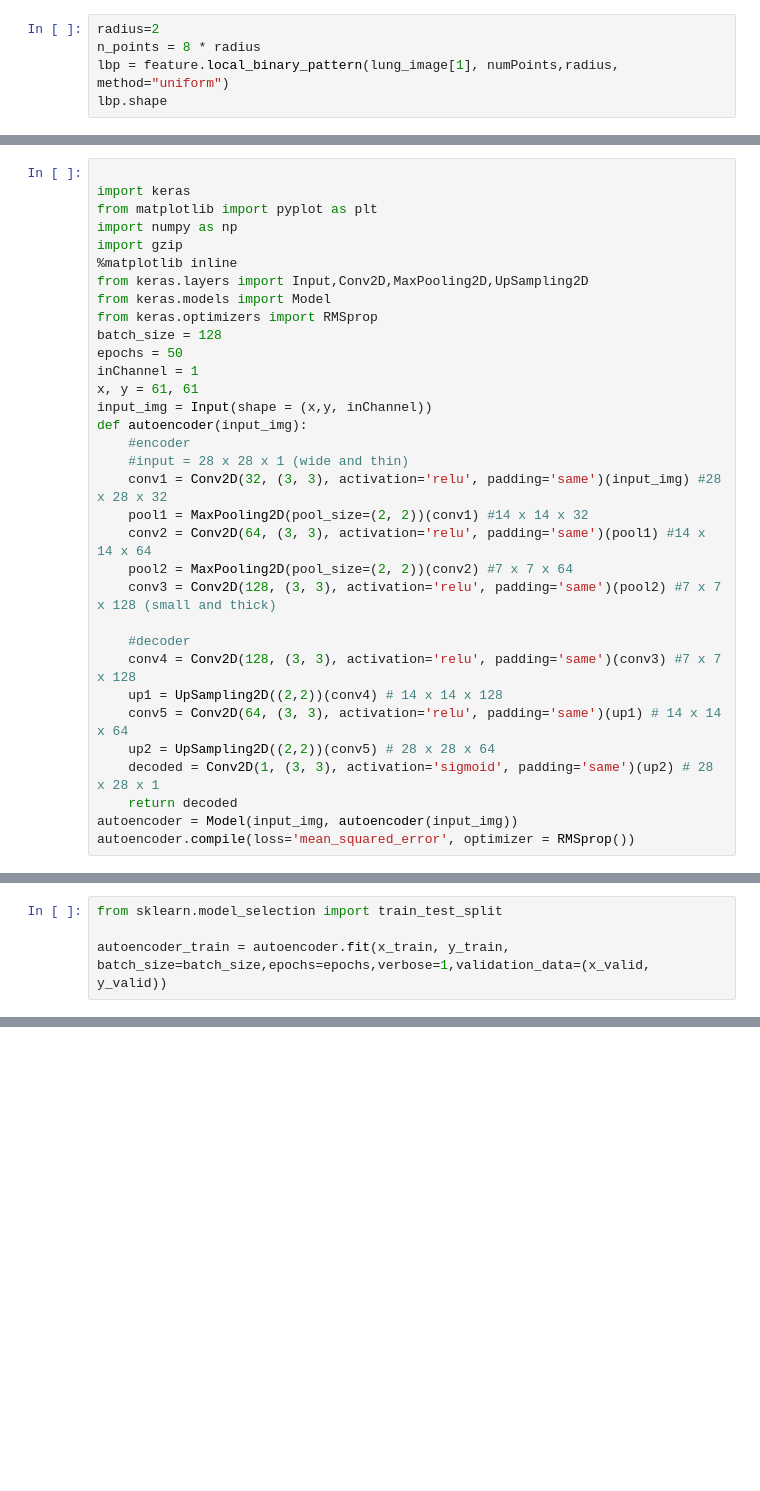
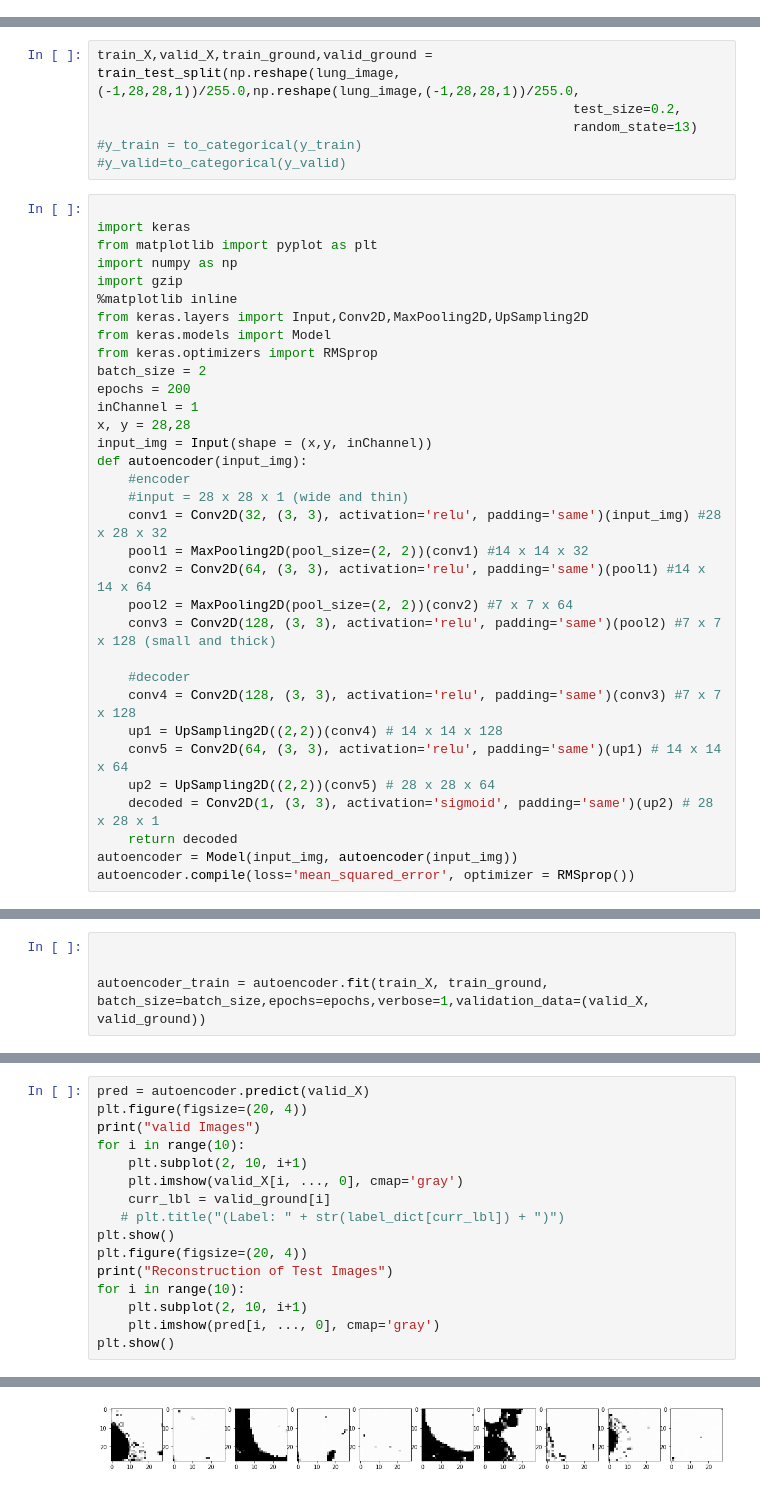
Before and after one commit to rishabhguptagithub/lung_cancer, a Jupyter notebook: Auto Encoders.ipynb, the cells around one changed output, grey strips where cells are left out. Saved outputs shown, nothing was run; the diff lists cells and outputs as text; blank space fills up the shorter version.

Commit message:
fixed Autoencoder

```diff
--- a/Auto Encoders.ipynb
+++ b/Auto Encoders.ipynb
@@ -87,6 +87 @@ lung_image.shape
 [figure]
-# %%
-radius=2
-n_points = 8 * radius
-lbp = feature.local_binary_pattern(lung_image[1], numPoints,radius, method="uniform")
-lbp.shape
@@ -166,3 +172,9 @@ TypeError: Singleton array array(61) cannot be considered a valid collection.
+# %%
+train_X,valid_X,train_ground,valid_ground = train_test_split(np.reshape(lung_image,(-1,28,28,1))/255.0,np.reshape(lung_image,(-1,28,28,1))/255.0,
+                                                             test_size=0.2,
+                                                             random_state=13)
+#y_train = to_categorical(y_train)
+#y_valid=to_categorical(y_valid)
 # %%
 
 import keras
@@ -173,10 +185,10 @@ import gzip
 from keras.layers import Input,Conv2D,MaxPooling2D,UpSampling2D
 from keras.models import Model
 from keras.optimizers import RMSprop
-batch_size = 128
-epochs = 50
+batch_size = 2
+epochs = 200
 inChannel = 1
-x, y = 61, 61
+x, y = 28,28
 input_img = Input(shape = (x,y, inChannel))
 def autoencoder(input_img):
     #encoder
@@ -217,7 +229,7 @@ Trainable params: 314,625
 Non-trainable params: 0
 _________________________________________________________________
 # %%
-from sklearn.model_selection import train_test_split
 
-autoencoder_train = autoencoder.fit(x_train, y_train, batch_size=batch_size,epochs=epochs,verbose=1,validation_data=(x_valid, y_valid))
+
+autoencoder_train = autoencoder.fit(train_X, train_ground, batch_size=batch_size,epochs=epochs,verbose=1,validation_data=(valid_X, valid_ground))
 # %% [output]
@@ -224,0 +265,17 @@ ValueError: Error when checking target: expected conv2d_18 to have 4 dimensions,
+# %%
+pred = autoencoder.predict(valid_X)
+plt.figure(figsize=(20, 4))
+print("valid Images")
+for i in range(10):
+    plt.subplot(2, 10, i+1)
+    plt.imshow(valid_X[i, ..., 0], cmap='gray')
+    curr_lbl = valid_ground[i]
+   # plt.title("(Label: " + str(label_dict[curr_lbl]) + ")")
+plt.show()
+plt.figure(figsize=(20, 4))
+print("Reconstruction of Test Images")
+for i in range(10):
+    plt.subplot(2, 10, i+1)
+    plt.imshow(pred[i, ..., 0], cmap='gray')
+plt.show()
+# %% [output]
@@ -224,0 +283 @@ ValueError: Error when checking target: expected conv2d_18 to have 4 dimensions,
+[figure, added]
```
Also changed, not shown: parts of 15 cells of this notebook, 5 other files.
